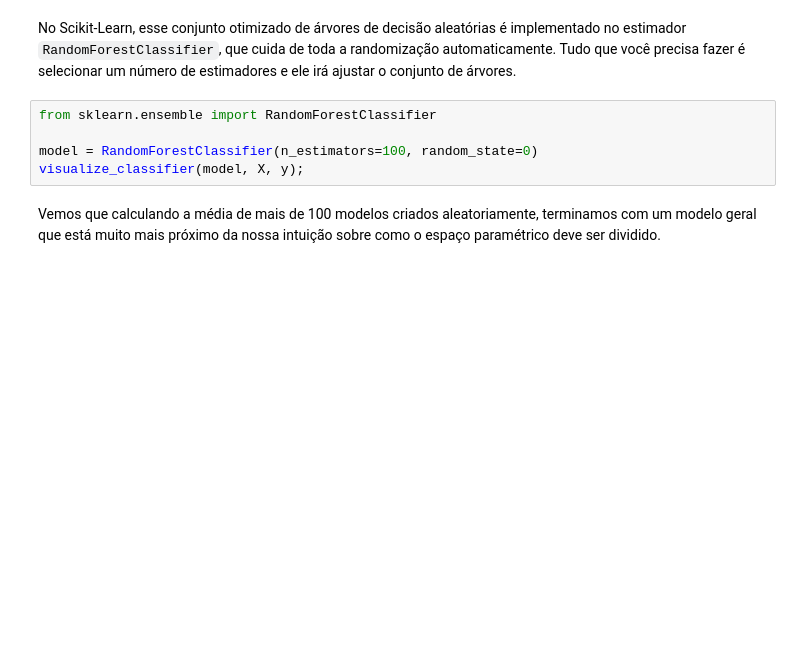
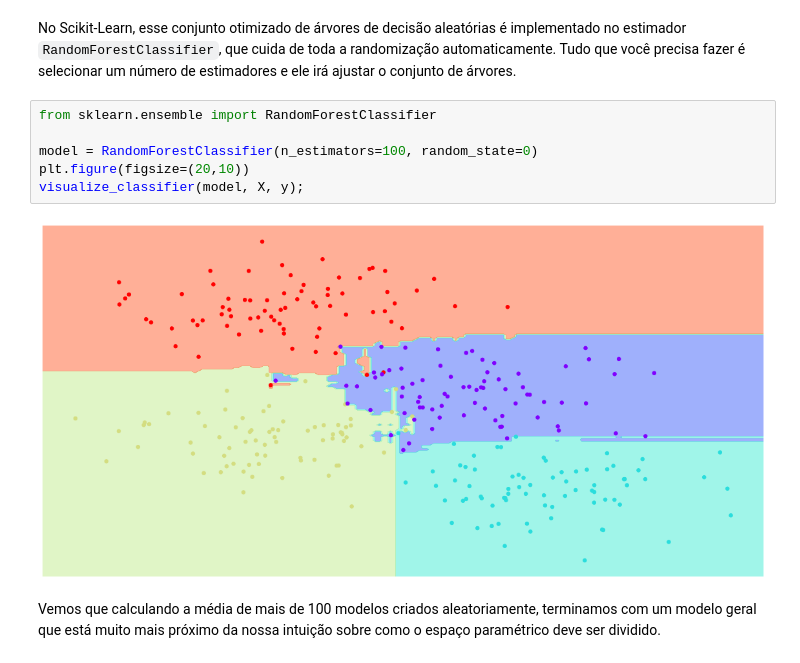
Before and after one commit to paulotguerra/QXD0178, a Jupyter notebook: 02.01-Mineracao-de-Dados-Classificacao.ipynb, the cells around one changed output. Saved outputs shown, nothing was run; the diff lists cells and outputs as text; blank space fills up the shorter version.

```diff
--- a/02.01-Mineracao-de-Dados-Classificacao.ipynb
+++ b/02.01-Mineracao-de-Dados-Classificacao.ipynb
@@ -633,8 +670,11 @@ No Scikit-Learn, esse conjunto otimizado de árvores de decisão aleatórias é
 # %%
 from sklearn.ensemble import RandomForestClassifier
 
 model = RandomForestClassifier(n_estimators=100, random_state=0)
+plt.figure(figsize=(20,10))
 visualize_classifier(model, X, y);
+# %% [output]
+[figure, added]
 # %% [markdown]
 Vemos que calculando a média de mais de 100 modelos criados aleatoriamente, terminamos com um modelo geral que está muito mais próximo da nossa intuição sobre como o espaço paramétrico deve ser dividido.
 # %% [markdown]
```
Also changed, not shown: parts of 17 cells of this notebook, 1 other file.
